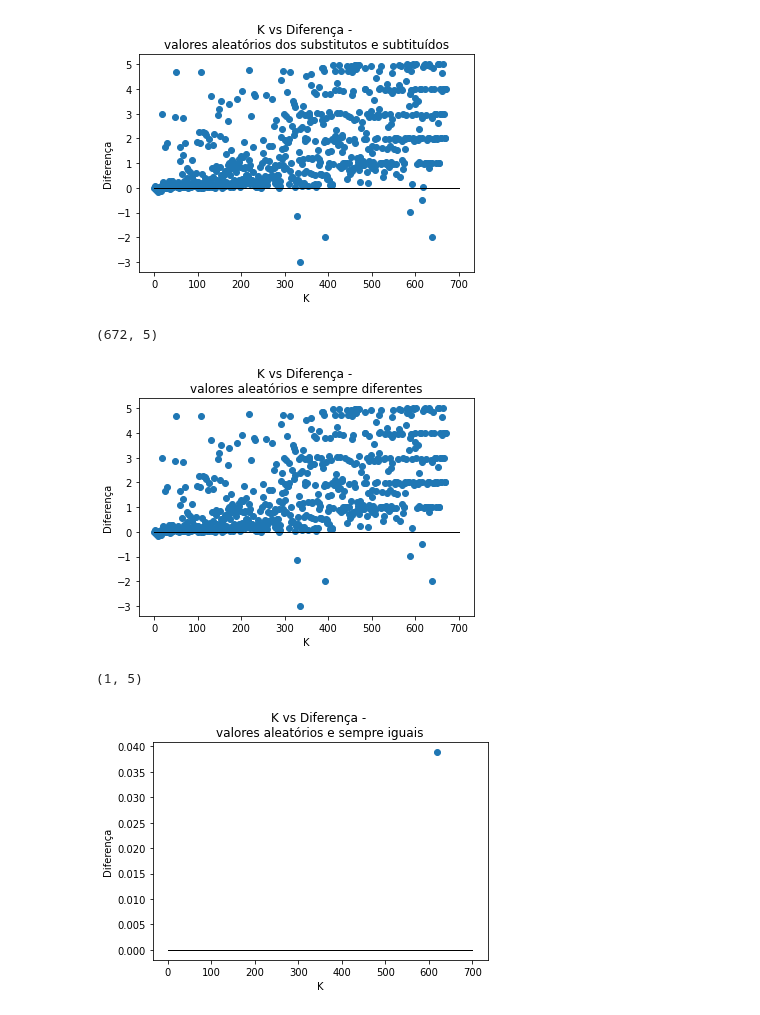
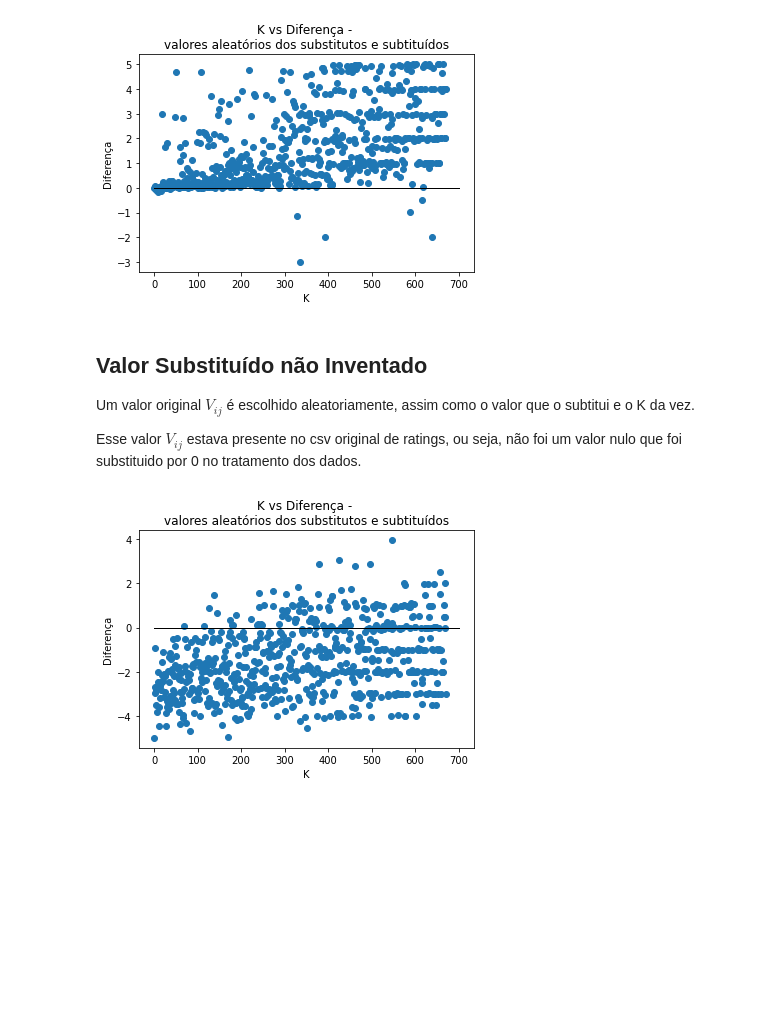
Before and after one commit to alfredjynx/Netflix-Sigma, a Jupyter notebook: netfelix.ipynb, the cells around one changed output. Saved outputs shown, nothing was run; the diff lists cells and outputs as text; code cells hidden in the pictures; blank space fills up the shorter version.

```diff
--- a/netfelix.ipynb
+++ b/netfelix.ipynb
@@ -333,3 +363,9 @@ plt.scatter(df_aleatorio['K'], df_aleatorio['Diferença'])
 plt.show()
 # %% [output]
 [figure]
+# %% [markdown]
+## Valor Substituído não Inventado
+
+Um valor original $V_{ij}$ é escolhido aleatoriamente, assim como o valor que o subtitui e o K da vez.
+
+Esse valor $V_{ij}$ estava presente no csv original de ratings, ou seja, não foi um valor nulo que foi substituido por 0 no tratamento dos dados.
@@ -336,28 +398,11 @@ plt.show()
 # %%
-filtro_diferentes = df_aleatorio["Aleatório"]!=df_aleatorio['Correto']
-df_diferentes = df_aleatorio[filtro_diferentes]
-print(df_diferentes.shape)
+df_valido = pd.read_csv('totalAleatorioValido.csv')
 plt.plot([0, 700], [0, 0], color='black', linestyle='-', linewidth=1)
 plt.title('''K vs Diferença -
-valores aleatórios e sempre diferentes''')
+valores aleatórios dos substitutos e subtituídos''')
 plt.xlabel('K')
 plt.ylabel('Diferença')
-plt.scatter(df_diferentes['K'], df_diferentes['Diferença'])
+plt.scatter(df_valido['K'], df_valido['Diferença'])
 plt.show()
 # %% [output]
-(672, 5)
-[figure, old version]
+[figure, new version]
-# %%
-filtro_iguais = df_aleatorio["Aleatório"]==df_aleatorio['Correto']
-df_iguais = df_aleatorio[filtro_iguais]
-print(df_iguais.shape)
-plt.plot([0, 700], [0, 0], color='black', linestyle='-', linewidth=1)
-plt.title('''K vs Diferença -
-valores aleatórios e sempre iguais''')
-plt.xlabel('K')
-plt.ylabel('Diferença')
-plt.scatter(df_iguais['K'], df_iguais['Diferença'])
-plt.show()
-# %% [output]
-(1, 5)
-[figure, removed]
```
Also changed, not shown: parts of 6 cells of this notebook, 3 other files.
